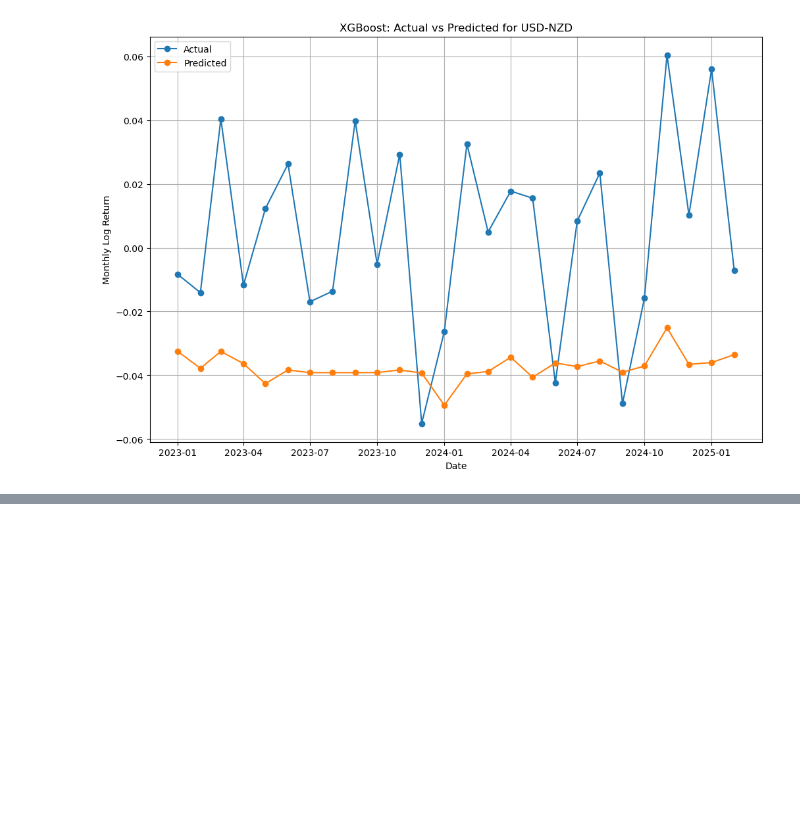
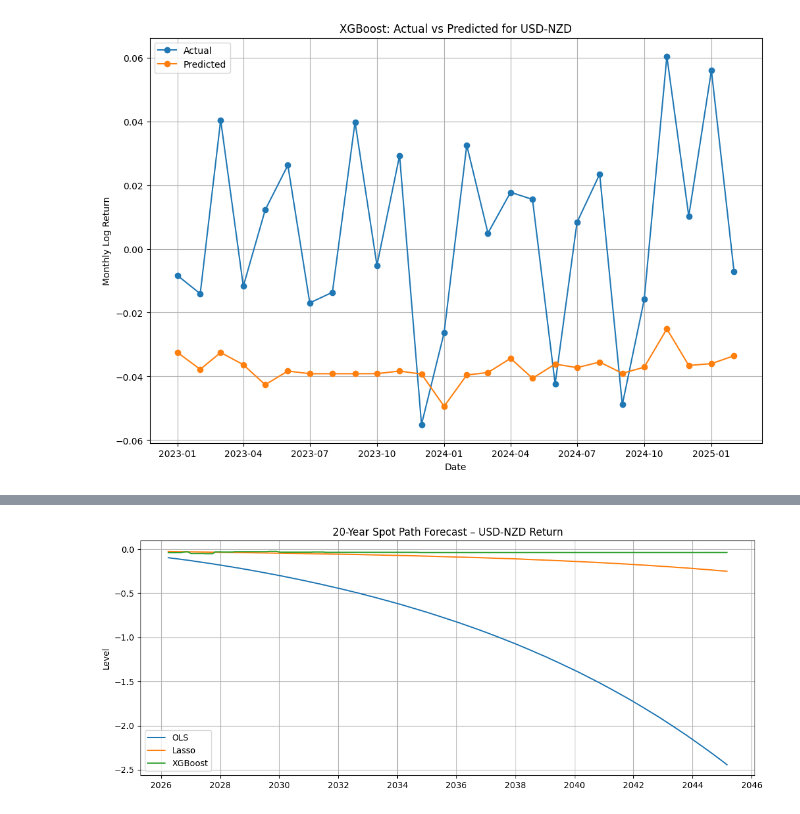
Before and after one commit to dhrunal13/TheReddestBulls, a Jupyter notebook: MLmodel.ipynb, the cells around one changed output, grey strips where cells are left out. Drawn from its saved outputs; the diff is of its cells as text; code cells hidden in the pictures; blank space fills up the shorter version.

Commit message:
CSV
20 year model prediction

```diff
--- a/MLmodel.ipynb
+++ b/MLmodel.ipynb
@@ -6,8 +6,8 @@ import numpy as np
 from sklearn.preprocessing import StandardScaler
 
 # Load macroeconomic and forex datasets
-macro = pd.read_csv("macro_data.csv", parse_dates=["DATE"]).set_index("DATE")
-forex = pd.read_csv("forex_merged_cleaned.csv", parse_dates=["DATE"]).set_index("DATE")
+macro = pd.read_csv("macro_data.csv", parse_dates=["DATE"]).set_index("DATE").asfreq("MS")
+forex = pd.read_csv("forex_merged_cleaned.csv", parse_dates=["DATE"]).set_index("DATE").asfreq("MS")
 # %%
 print("Macro Data:")
 print(macro.head(25))
@@ -380,0 +381,86 @@ for res in xgb_results:
+# %%
+macro = (pd.read_csv("macro_data.csv",  parse_dates=["DATE"])
+           .set_index("DATE")
+           .asfreq("MS"))                 # month-start
+
+forex = (pd.read_csv("forex_merged_cleaned.csv", parse_dates=["DATE"])
+           .set_index("DATE")
+           .asfreq("MS"))
+
+log_returns         = np.log(forex / forex.shift(1)).dropna()
+log_returns.columns = [c + " Return" for c in log_returns.columns]
+
+scaler   = StandardScaler().fit(train_df[macro_vars])
+X_train  = scaler.transform(train_df[macro_vars])
+X_test   = scaler.transform(test_df[macro_vars])
+
+ols_models, lasso_models, xgb_models = {}, {}, {}
+
+for tgt in fx_targets:
+    y_train = train_df[tgt]
+
+    # OLS
+    Xc  = sm.add_constant(X_train)
+    ols_models[tgt] = sm.OLS(y_train.values, Xc).fit()
+
+    # Lasso
+    lasso_models[tgt] = Lasso(alpha=0.001, max_iter=10_000).fit(
+                            pd.DataFrame(X_train, columns=macro_vars), y_train)
+
+    # XGBoost
+    xgb_models[tgt] = XGBRegressor(n_estimators=300, learning_rate=0.05,
+                                   max_depth=3, random_state=42).fit(
+                                   pd.DataFrame(X_train, columns=macro_vars),
+                                   y_train)
+
+horizon     = 240
+future_idx  = pd.date_range(
+                 start="2025-06-01", # one month after 2025-05-01
+                 periods=horizon,
+                 freq="MS")          # month-start frequency
+
+future_macro = pd.DataFrame(index=future_idx)
+for col in macro.columns:
+    future_macro[col] = (
+        ARIMA(macro[col], order=(1,0,0),
+              enforce_stationarity=False,
+              enforce_invertibility=False)
+        .fit()
+        .forecast(horizon)
+    )
+
+macro_all     = pd.concat([macro, future_macro])
+macro_fea_all = enrich_macro_safe(macro_all)
+
+future_fea = macro_fea_all.loc[macro_fea_all.index.intersection(future_idx)]
+idx_ok     = future_fea.index                      # 227 rows after dropna
+
+X_future_arr = scaler.transform(future_fea[macro_vars])
+X_future_df  = pd.DataFrame(X_future_arr, columns=macro_vars, index=idx_ok)
+X_future_cst = sm.add_constant(X_future_arr)
+
+pred_ols, pred_lasso, pred_xgb = {}, {}, {}
+
+for tgt in fx_targets:
+    pred_ols[tgt]   = ols_models[tgt].predict(X_future_cst)
+    pred_lasso[tgt] = lasso_models[tgt].predict(X_future_df)
+    pred_xgb[tgt]   = xgb_models[tgt].predict(X_future_df)
+
+pred_ols   = pd.DataFrame(pred_ols,   index=idx_ok)
+pred_lasso = pd.DataFrame(pred_lasso, index=idx_ok)
+pred_xgb   = pd.DataFrame(pred_xgb,   index=idx_ok)
+
+pred_ols.to_csv('ols_20y.csv')
+pred_lasso.to_csv('lasso_20y.csv')
+pred_xgb.to_csv('xgb_20y.csv')
+
+
+cur = 'USD-NZD Return'
+plt.figure(figsize=(13,5))
+plt.plot(pred_ols.index,   pred_ols[cur],   label="OLS")
+plt.plot(pred_lasso.index, pred_lasso[cur], label="Lasso")
+plt.plot(pred_xgb.index,   pred_xgb[cur],   label="XGBoost")
+plt.title(f"20-Year Spot Path Forecast – {cur}")
+plt.ylabel("Level"); plt.grid(True); plt.legend(); plt.show()
+# %% [output]
+[figure, added]
```
Also changed, not shown: parts of 6 cells of this notebook, 3 other files.
